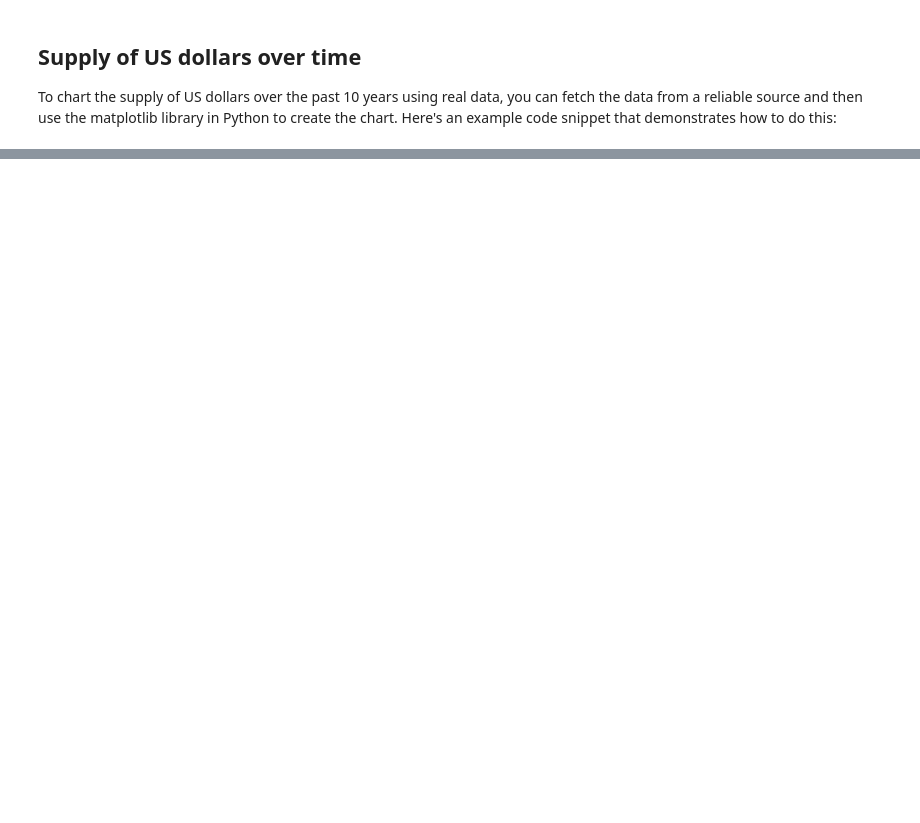
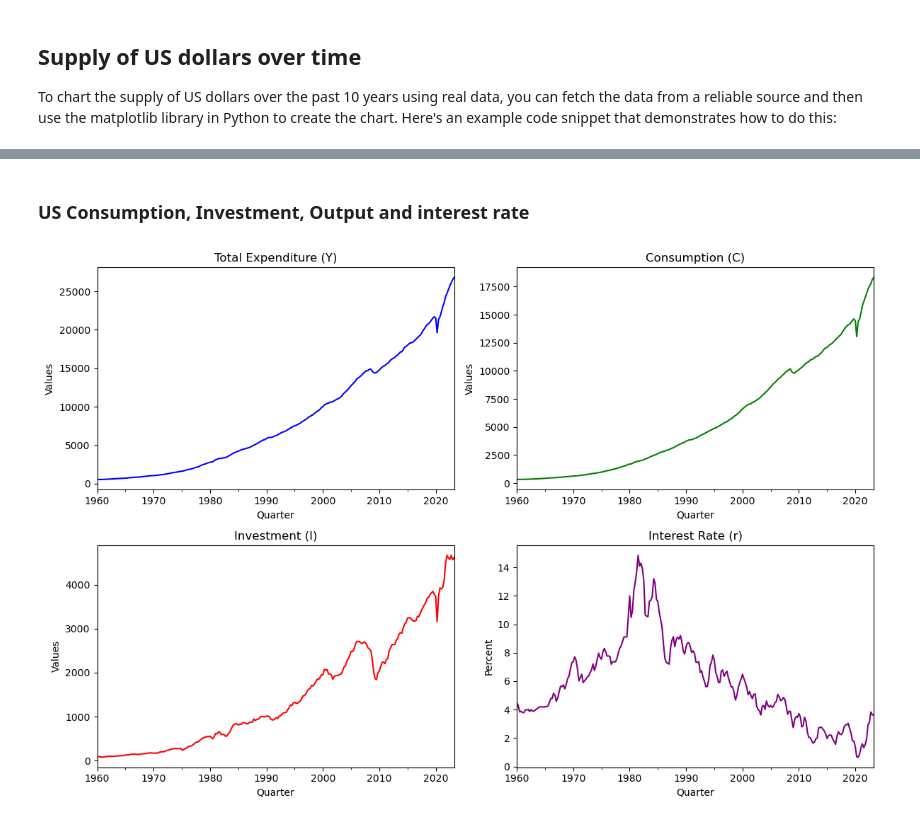
Before and after one commit to eklenks/Code, a Jupyter notebook: graphs.ipynb, the cells around one changed output, grey strips where cells are left out. Drawn from its saved outputs; the diff is of its cells as text; code cells hidden in the pictures; blank space fills up the shorter version.

```diff
--- a/graphs.ipynb
+++ b/graphs.ipynb
@@ -43,0 +194,35 @@ plt.show()
+# %% [markdown]
+### US Consumption, Investment, Output and interest rate
+# %%
+# Load the data from the text file
+file_path = 'US_data.txt'
+df = pd.read_csv(file_path, delim_whitespace=True)
+# Convert the 'Quarter' column to Datetime format and set as index
+df['Quarter'] = pd.to_datetime(df['Quarter'])
+df.set_index('Quarter', inplace=True)
+#PCEC=C GDP=Y IR=r GPDI=I
+# Create a 2x2 subplot layout
+fig, axes = plt.subplots(nrows=2, ncols=2, figsize=(12, 8))
+# Plot 'Y' in the first subplot
+df['GDP'].plot(ax=axes[0, 0], color='blue', linestyle='-', marker='')
+axes[0, 0].set_title('Total Expenditure (Y)')
+axes[0, 0].set_ylabel('Values')
+# Plot 'C' in the second subplot
+df['PCEC'].plot(ax=axes[0, 1], color='green', linestyle='-', marker='')
+axes[0, 1].set_title('Consumption (C)')
+axes[0, 1].set_ylabel('Values')
+# Plot 'I' in the third subplot
+df['GDPI'].plot(ax=axes[1, 0], color='red', linestyle='-', marker='')
+axes[1, 0].set_title('Investment (I)')
+axes[1, 0].set_xlabel('Quarter')
+axes[1, 0].set_ylabel('Values')
+# Plot 'r' in the fourth subplot
+df['IR'].plot(ax=axes[1, 1], color='purple', linestyle='-', marker='')
+axes[1, 1].set_title('Interest Rate (r)')
+axes[1, 1].set_xlabel('Quarter')
+axes[1, 1].set_ylabel('Percent')
+# Adjust layout
+plt.tight_layout()
+# Show the pl
+# %% [output]
+[figure, added]
```
Also changed, not shown: parts of 15 cells of this notebook.
